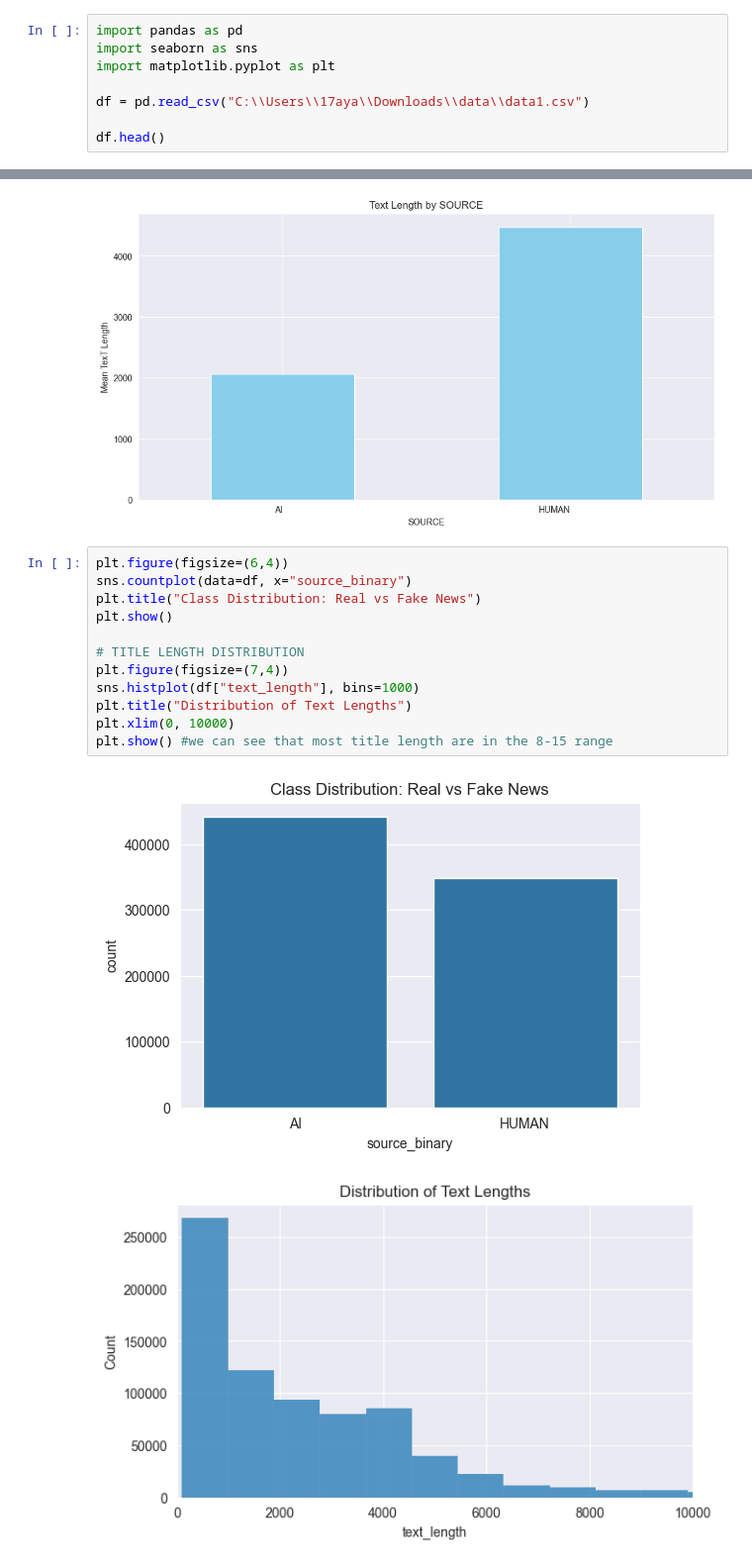
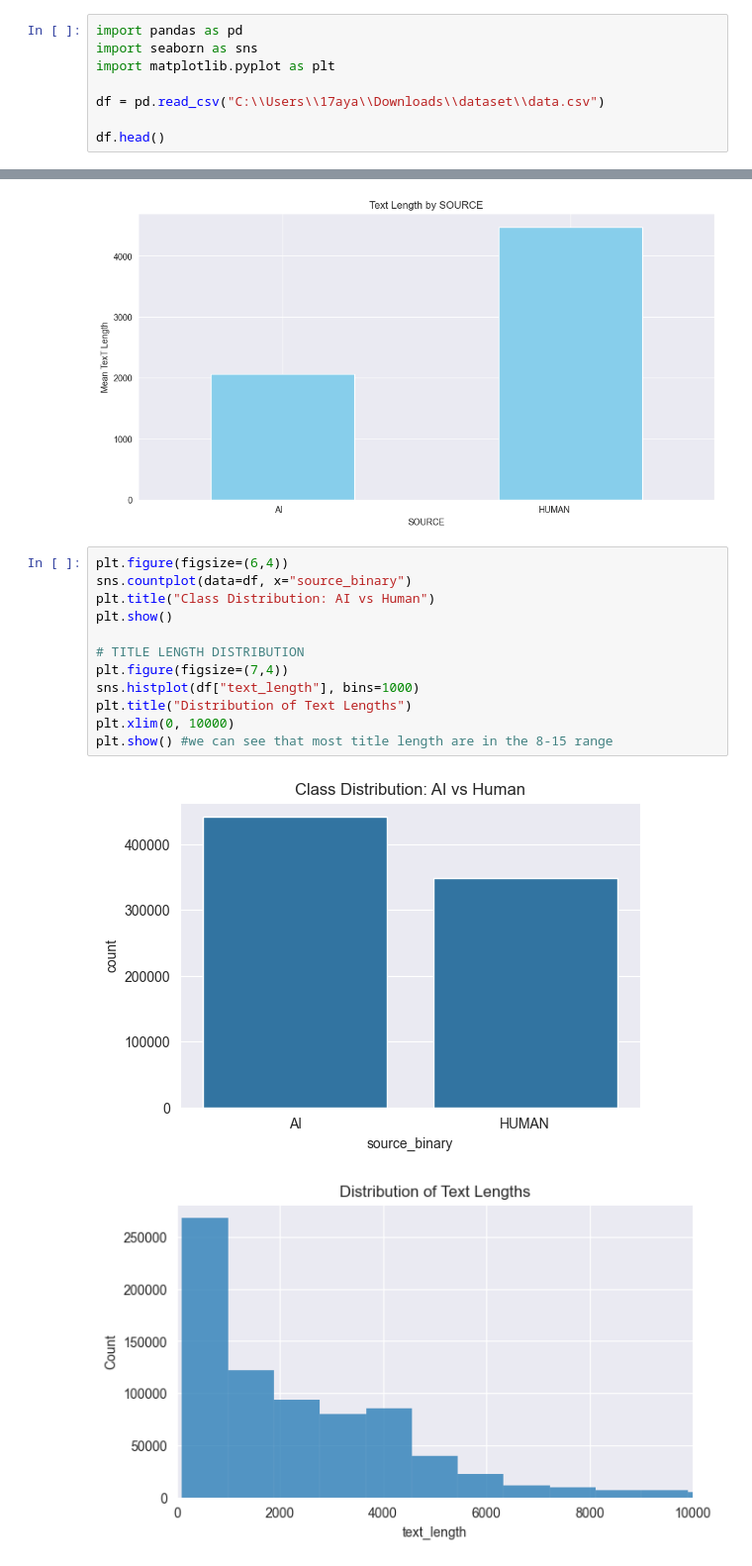
Before and after one commit to ayaans17/AIvHuman, a Jupyter notebook: AIvsHuman.ipynb, the cells around one changed output, grey strips where cells are left out. Shown at 99% size. Cells and saved outputs as stored; diff of their text form.

```diff
--- a/AIvsHuman.ipynb
+++ b/AIvsHuman.ipynb
@@ -3,7 +3,7 @@ import pandas as pd
 import seaborn as sns
 import matplotlib.pyplot as plt
 
-df = pd.read_csv("C:\\Users\\17aya\\Downloads\\data\\data1.csv")
+df = pd.read_csv("C:\\Users\\17aya\\Downloads\\dataset\\data.csv")
 
 df.head()
 # %% [output]
@@ -82,15 +106,15 @@ Name: text_length, dtype: float64
 # %%
 plt.figure(figsize=(6,4))
 sns.countplot(data=df, x="source_binary")
-plt.title("Class Distribution: Real vs Fake News")
+plt.title("Class Distribution: AI vs Human")
 plt.show()
 
 # TITLE LENGTH DISTRIBUTION
 plt.figure(figsize=(7,4))
 sns.histplot(df["text_length"], bins=1000)
 plt.title("Distribution of Text Lengths")
 plt.xlim(0, 10000)
 plt.show() #we can see that most title length are in the 8-15 range
 # %% [output]
-[figure, old version]
+[figure, new version]
 [figure]
```
Also changed, not shown: parts of 7 cells of this notebook.
